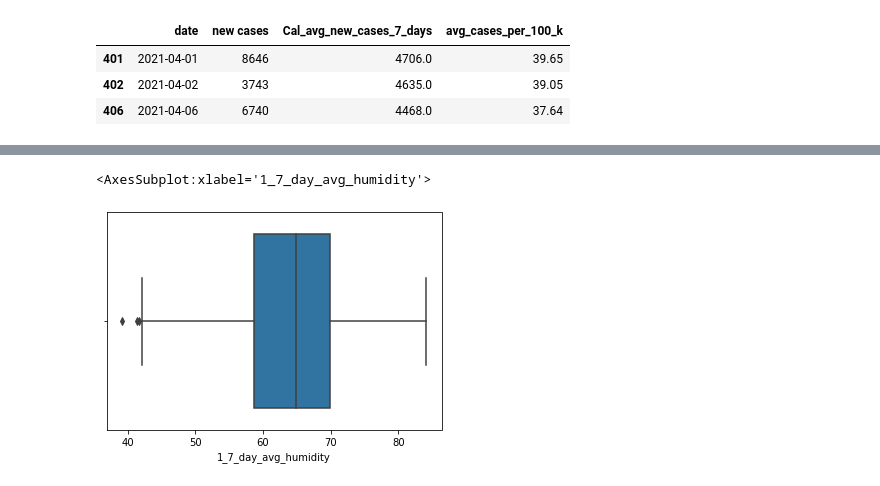
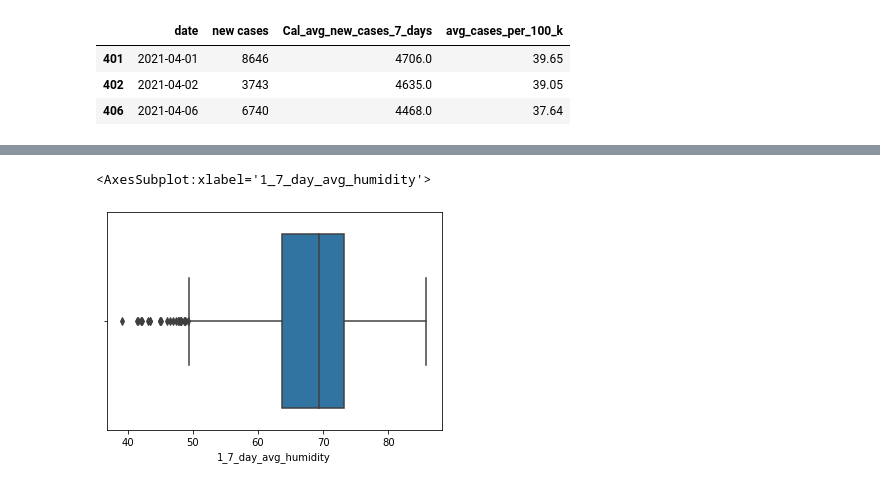
Before and after one commit to archinarula/Group-5-Project, a Jupyter notebook: Archana_WorkingFolder/NewData_Outliers -City Level.ipynb, the cells around one changed output, grey strips where cells are left out. Saved outputs shown, nothing was run; the diff lists cells and outputs as text; code cells hidden in the pictures.

```diff
--- a/Archana_WorkingFolder/NewData_Outliers -City Level.ipynb
+++ b/Archana_WorkingFolder/NewData_Outliers -City Level.ipynb
@@ -260,5 +272,5 @@ sns.boxplot(x ='humidity_mean', data = NYWeatherHumidity_df)
 # %%
-sns.boxplot(x ='1_7_day_avg_humidity', data = NYWeatherHumidity_df)
+sns.boxplot(x ='1_7_day_avg_humidity', data = CitiesWeather_df)
 # %% [output]
 <AxesSubplot:xlabel='1_7_day_avg_humidity'>
-[figure, old version]
+[figure, new version]
```
Also changed, not shown: parts of 18 cells of this notebook.
